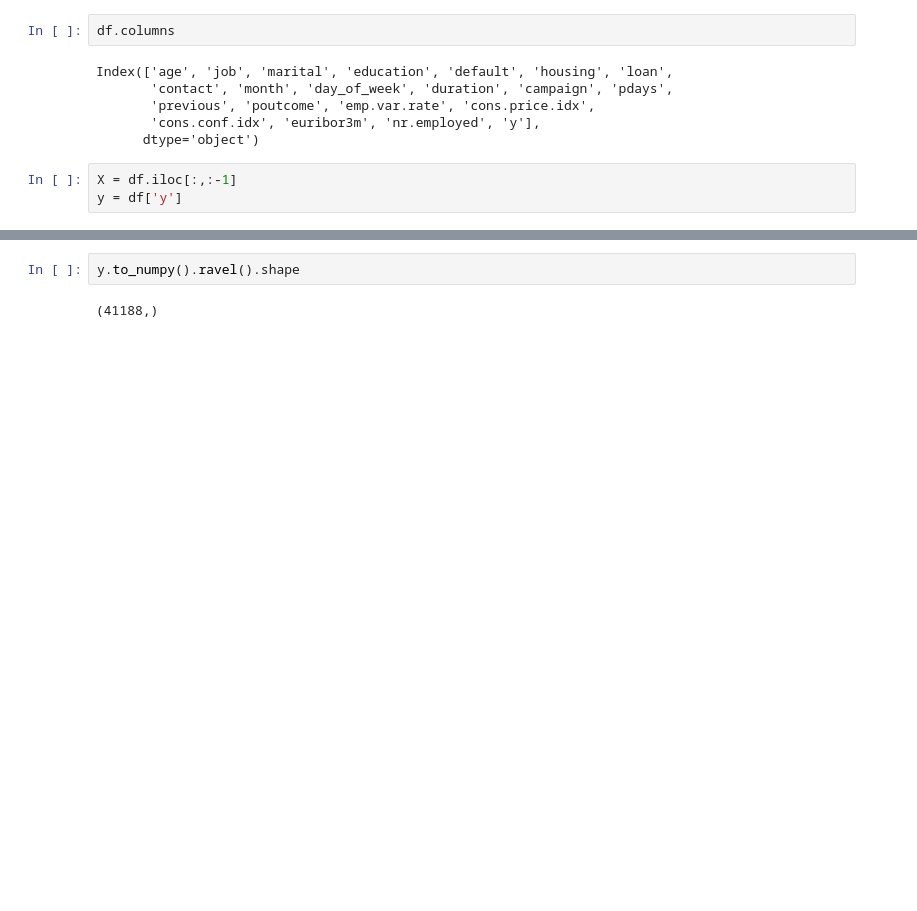
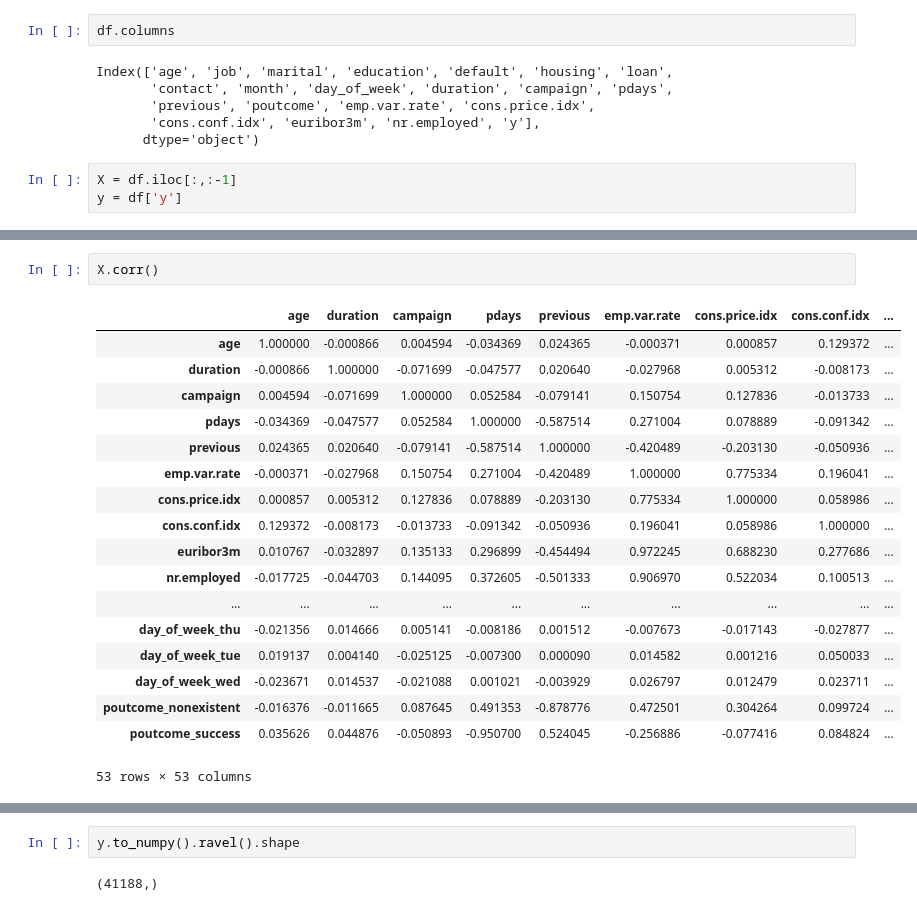
Before and after one commit to dcanTOKA/bbl-536-e-hw, a Jupyter notebook: problem2.ipynb, the cells around one changed output, grey strips where cells are left out. Cells and saved outputs as stored; diff of their text form; blank space fills up the shorter version.

```diff
--- a/problem2.ipynb
+++ b/problem2.ipynb
@@ -61,0 +94,21 @@ X.head(10)
+# %%
+X.corr()
+# %% [output]
+|  | age | duration | campaign | pdays | previous | emp.var.rate | cons.price.idx | cons.conf.idx | ... |
+| age | 1.000000 | -0.000866 | 0.004594 | -0.034369 | 0.024365 | -0.000371 | 0.000857 | 0.129372 | ... |
+| duration | -0.000866 | 1.000000 | -0.071699 | -0.047577 | 0.020640 | -0.027968 | 0.005312 | -0.008173 | ... |
+| campaign | 0.004594 | -0.071699 | 1.000000 | 0.052584 | -0.079141 | 0.150754 | 0.127836 | -0.013733 | ... |
+| pdays | -0.034369 | -0.047577 | 0.052584 | 1.000000 | -0.587514 | 0.271004 | 0.078889 | -0.091342 | ... |
+| previous | 0.024365 | 0.020640 | -0.079141 | -0.587514 | 1.000000 | -0.420489 | -0.203130 | -0.050936 | ... |
+| emp.var.rate | -0.000371 | -0.027968 | 0.150754 | 0.271004 | -0.420489 | 1.000000 | 0.775334 | 0.196041 | ... |
+| cons.price.idx | 0.000857 | 0.005312 | 0.127836 | 0.078889 | -0.203130 | 0.775334 | 1.000000 | 0.058986 | ... |
+| cons.conf.idx | 0.129372 | -0.008173 | -0.013733 | -0.091342 | -0.050936 | 0.196041 | 0.058986 | 1.000000 | ... |
+| euribor3m | 0.010767 | -0.032897 | 0.135133 | 0.296899 | -0.454494 | 0.972245 | 0.688230 | 0.277686 | ... |
+| nr.employed | -0.017725 | -0.044703 | 0.144095 | 0.372605 | -0.501333 | 0.906970 | 0.522034 | 0.100513 | ... |
+| ... | ... | ... | ... | ... | ... | ... | ... | ... | ... |
+| day_of_week_thu | -0.021356 | 0.014666 | 0.005141 | -0.008186 | 0.001512 | -0.007673 | -0.017143 | -0.027877 | ... |
+| day_of_week_tue | 0.019137 | 0.004140 | -0.025125 | -0.007300 | 0.000090 | 0.014582 | 0.001216 | 0.050033 | ... |
+| day_of_week_wed | -0.023671 | 0.014537 | -0.021088 | 0.001021 | -0.003929 | 0.026797 | 0.012479 | 0.023711 | ... |
+| poutcome_nonexistent | -0.016376 | -0.011665 | 0.087645 | 0.491353 | -0.878776 | 0.472501 | 0.304264 | 0.099724 | ... |
+| poutcome_success | 0.035626 | 0.044876 | -0.050893 | -0.950700 | 0.524045 | -0.256886 | -0.077416 | 0.084824 | ... |
+53 rows × 53 columns
```
Also changed, not shown: parts of 13 cells of this notebook, 5 other files.
